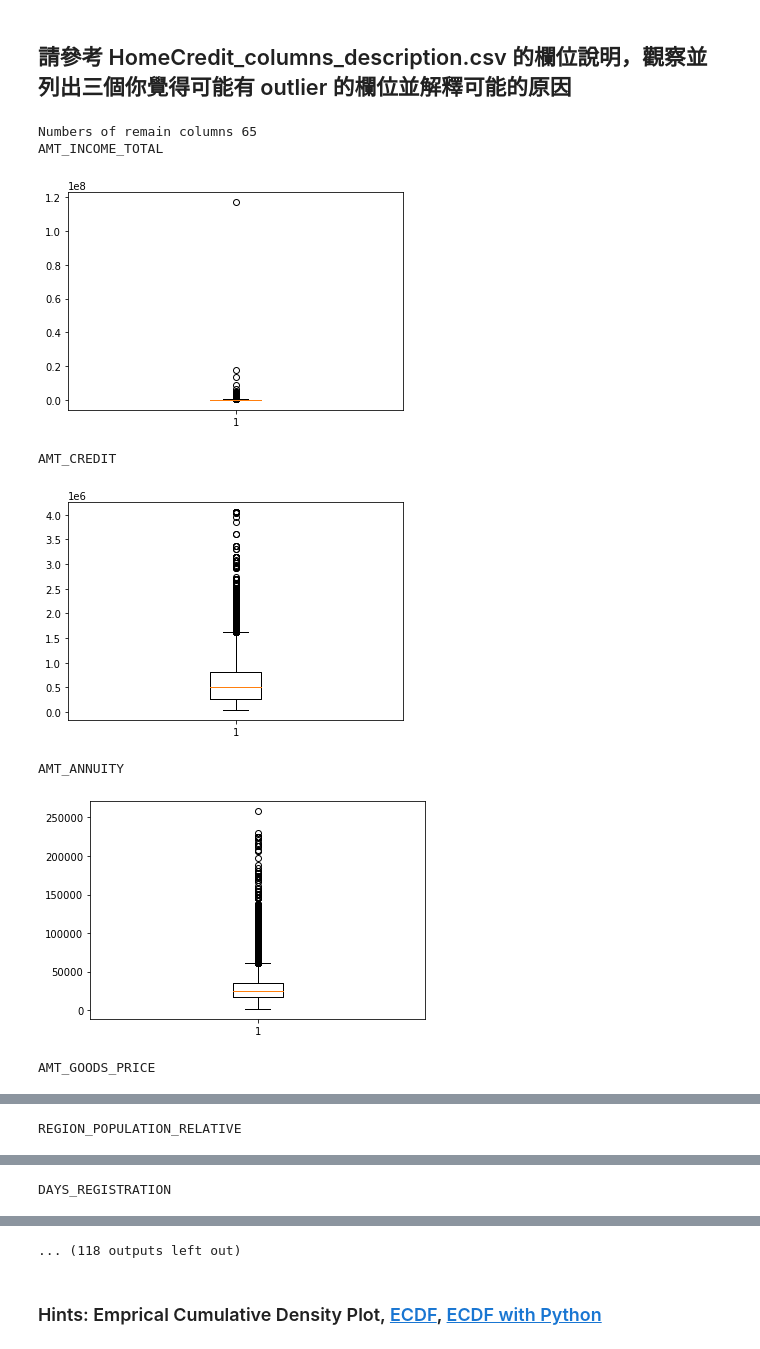
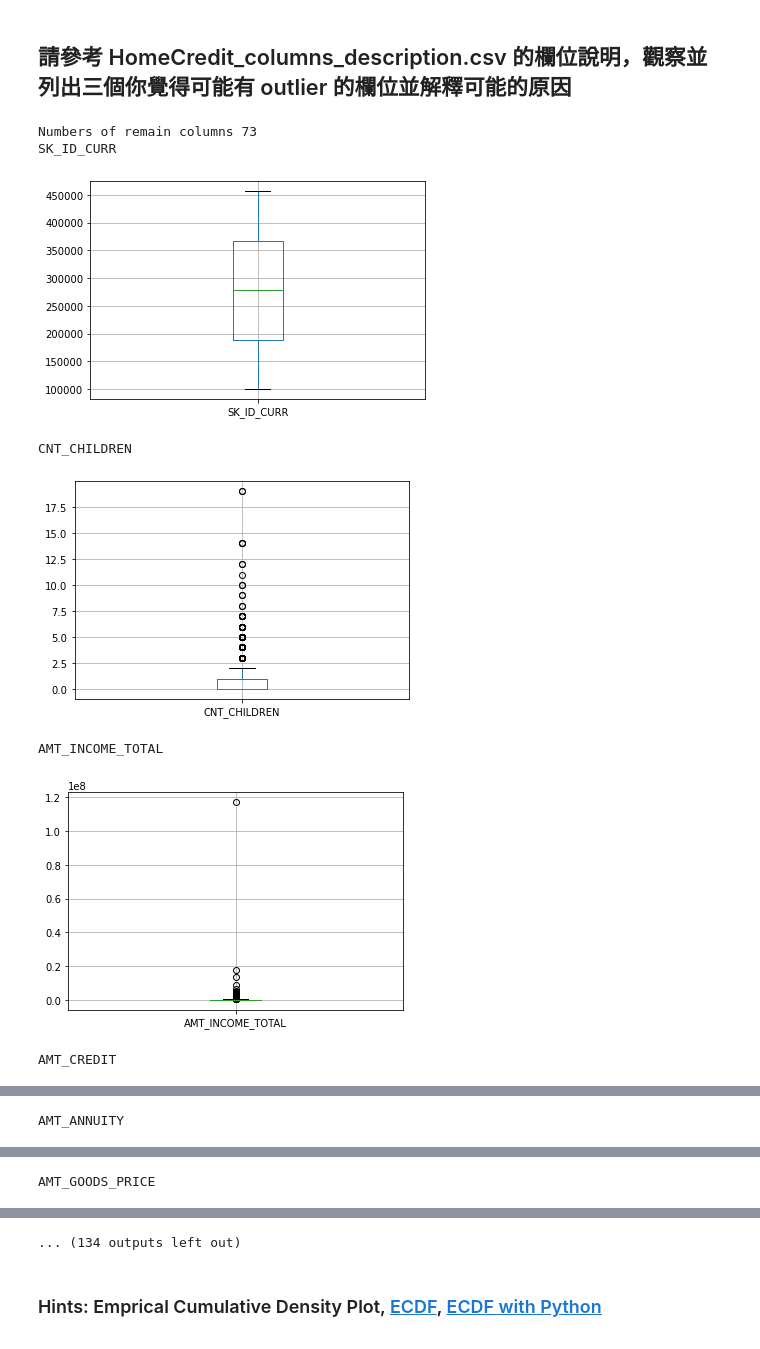
Before and after one commit to MaChengFu/1st-DL-CVMarathon, a Jupyter notebook: Day_009_HW.ipynb, the cells around one changed output, grey strips where cells are left out. Drawn from its saved outputs; the diff is of its cells as text; code cells hidden in the pictures.

```diff
--- a/Day_009_HW.ipynb
+++ b/Day_009_HW.ipynb
@@ -40,31 +40,30 @@ Path of read in data: ./data\application_train.csv
 # %%
 # 先篩選數值型的欄位
 """
 YOUR CODE HERE, fill correct data types (for example str, float, int, ...)
 """
-dtype_select = [np.dtype('float'),np.dtype('int')]
+dtype_select = [np.dtype('float64'),np.dtype('int64')]
 
 numeric_columns = list(app_train.columns[list(app_train.dtypes.isin(dtype_select))])
 
 # 再把只有 2 值 (通常是 0,1) 的欄位去掉
 numeric_columns = list(app_train[numeric_columns].columns[list(app_train[numeric_columns].apply(lambda x:len(x.unique())!=2 ))])
 print("Numbers of remain columns %s" % len(numeric_columns))
 
 # 檢視這些欄位的數值範圍
 for col in numeric_columns:
     """
     Your CODE HERE, make the box plot
     """
-    temp_li = [x for x in list(app_train[col]) if not np.isnan(x)]
     print(col)
-    plt.boxplot(temp_li)
+    app_train.boxplot(col)
     plt.show()
 # %% [output]
-Numbers of remain columns 65
-AMT_INCOME_TOTAL
+Numbers of remain columns 73
+SK_ID_CURR
-[figure, old version]
+[figure, new version]
-AMT_CREDIT
+CNT_CHILDREN
-[figure, old version]
+[figure, new version]
-AMT_ANNUITY
+AMT_INCOME_TOTAL
-[figure, old version]
+[figure, new version]
-AMT_GOODS_PRICE
+AMT_CREDIT
@@ -72 +71 @@ AMT_GOODS_PRICE
-REGION_POPULATION_RELATIVE
+AMT_ANNUITY
@@ -74 +73 @@ REGION_POPULATION_RELATIVE
-DAYS_REGISTRATION
+AMT_GOODS_PRICE
@@ -76,4 +75,4 @@ DAYS_REGISTRATION
-... (118 outputs left out)
+... (134 outputs left out)
 # %%
 # 從上面的圖檢查的結果，至少這三個欄位好像有點可疑
 
```
Also changed, not shown: parts of 5 cells of this notebook.
